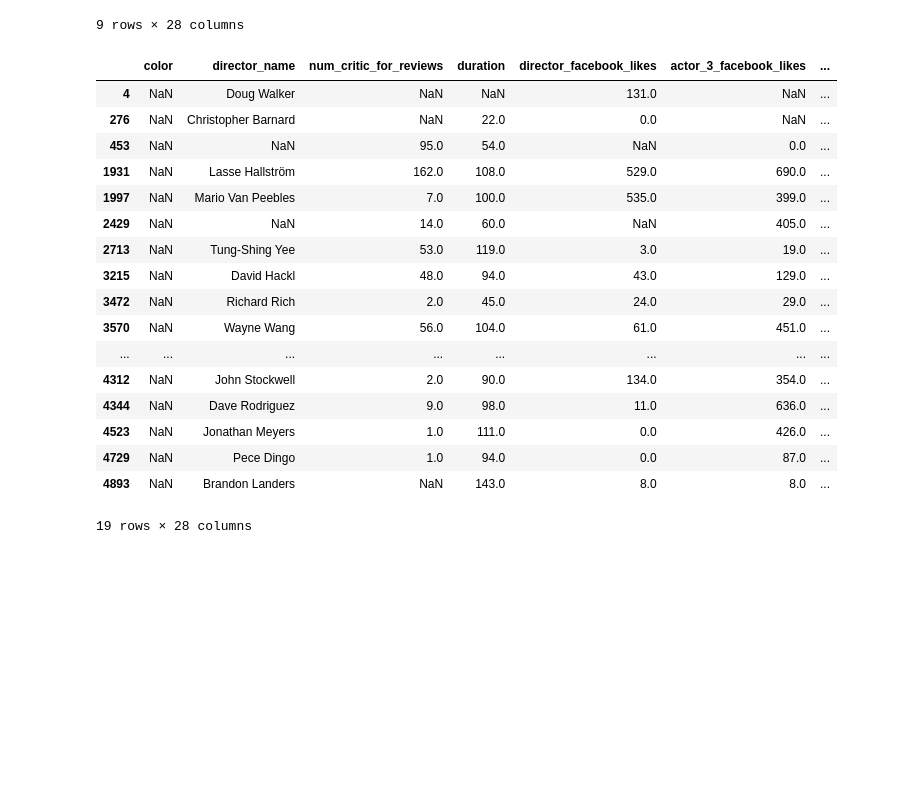
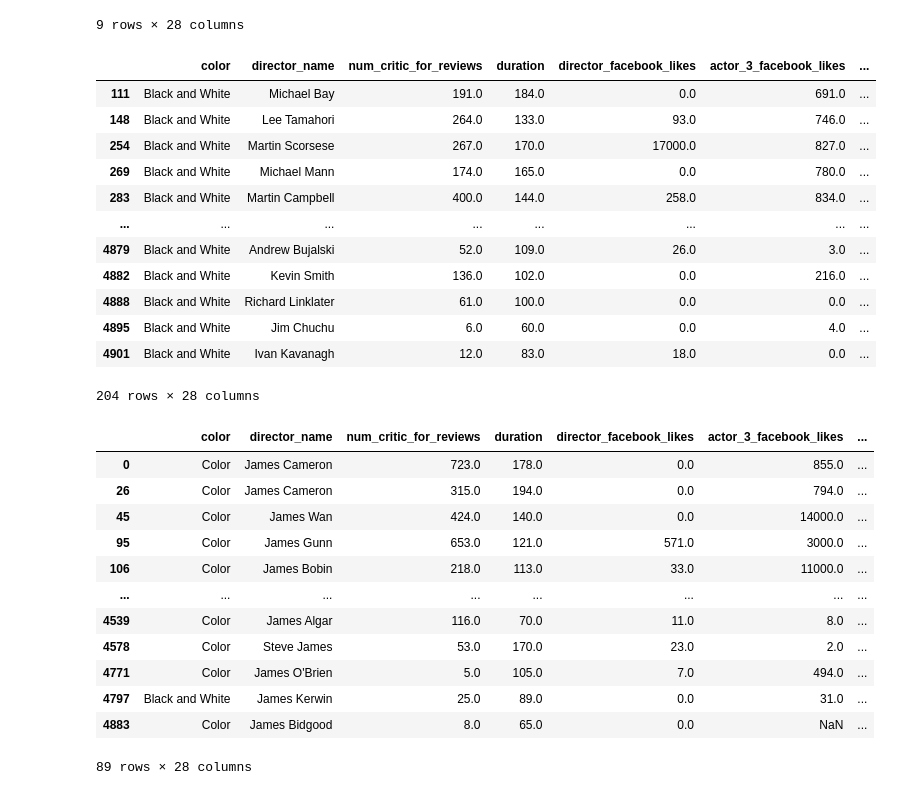
Before and after one commit to Jinxxxok/SKN31, a Jupyter notebook: 04_Pandas를 이용한 정형데이터 분석/02_Pandas_DataFrame.ipynb, the cells around one changed output. Cells and saved outputs as stored; diff of their text form; code cells hidden in the pictures; blank space fills up the shorter version.

```diff
--- a/04_Pandas를 이용한 정형데이터 분석/02_Pandas_DataFrame.ipynb
+++ b/04_Pandas를 이용한 정형데이터 분석/02_Pandas_DataFrame.ipynb
@@ -1875,26 +2147,36 @@ df.query('300 >= duration >= 250')
 9 rows × 28 columns
 # %%
 # 3. 컬러영화가 아닌 영화 조회
-df.query('color != color')
+df.query("color != 'Color'")
+df.query("color.notnull() and color != 'Color'")
 # %% [output]
 |  | color | director_name | num_critic_for_reviews | duration | director_facebook_likes | actor_3_facebook_likes | ... |
-| 4 | NaN | Doug Walker | NaN | NaN | 131.0 | NaN | ... |
-| 276 | NaN | Christopher Barnard | NaN | 22.0 | 0.0 | NaN | ... |
-| 453 | NaN | NaN | 95.0 | 54.0 | NaN | 0.0 | ... |
-| 1931 | NaN | Lasse Hallström | 162.0 | 108.0 | 529.0 | 690.0 | ... |
-| 1997 | NaN | Mario Van Peebles | 7.0 | 100.0 | 535.0 | 399.0 | ... |
-| 2429 | NaN | NaN | 14.0 | 60.0 | NaN | 405.0 | ... |
-| 2713 | NaN | Tung-Shing Yee | 53.0 | 119.0 | 3.0 | 19.0 | ... |
-| 3215 | NaN | David Hackl | 48.0 | 94.0 | 43.0 | 129.0 | ... |
-| 3472 | NaN | Richard Rich | 2.0 | 45.0 | 24.0 | 29.0 | ... |
-| 3570 | NaN | Wayne Wang | 56.0 | 104.0 | 61.0 | 451.0 | ... |
+| 111 | Black and White | Michael Bay | 191.0 | 184.0 | 0.0 | 691.0 | ... |
+| 148 | Black and White | Lee Tamahori | 264.0 | 133.0 | 93.0 | 746.0 | ... |
+| 254 | Black and White | Martin Scorsese | 267.0 | 170.0 | 17000.0 | 827.0 | ... |
+| 269 | Black and White | Michael Mann | 174.0 | 165.0 | 0.0 | 780.0 | ... |
+| 283 | Black and White | Martin Campbell | 400.0 | 144.0 | 258.0 | 834.0 | ... |
 | ... | ... | ... | ... | ... | ... | ... | ... |
-| 4312 | NaN | John Stockwell | 2.0 | 90.0 | 134.0 | 354.0 | ... |
-| 4344 | NaN | Dave Rodriguez | 9.0 | 98.0 | 11.0 | 636.0 | ... |
-| 4523 | NaN | Jonathan Meyers | 1.0 | 111.0 | 0.0 | 426.0 | ... |
-| 4729 | NaN | Pece Dingo | 1.0 | 94.0 | 0.0 | 87.0 | ... |
-| 4893 | NaN | Brandon Landers | NaN | 143.0 | 8.0 | 8.0 | ... |
+| 4879 | Black and White | Andrew Bujalski | 52.0 | 109.0 | 26.0 | 3.0 | ... |
+| 4882 | Black and White | Kevin Smith | 136.0 | 102.0 | 0.0 | 216.0 | ... |
+| 4888 | Black and White | Richard Linklater | 61.0 | 100.0 | 0.0 | 0.0 | ... |
+| 4895 | Black and White | Jim Chuchu | 6.0 | 60.0 | 0.0 | 4.0 | ... |
+| 4901 | Black and White | Ivan Kavanagh | 12.0 | 83.0 | 18.0 | 0.0 | ... |
-19 rows × 28 columns
+204 rows × 28 columns
 # %%
 # 4. 감독 이름에  James가 들어가는 영화조회
-df.query('director_name')
+df.query("director_name.str.contains('James') ")
+# %% [output]
+|  | color | director_name | num_critic_for_reviews | duration | director_facebook_likes | actor_3_facebook_likes | ... |
+| 0 | Color | James Cameron | 723.0 | 178.0 | 0.0 | 855.0 | ... |
+| 26 | Color | James Cameron | 315.0 | 194.0 | 0.0 | 794.0 | ... |
+| 45 | Color | James Wan | 424.0 | 140.0 | 0.0 | 14000.0 | ... |
+| 95 | Color | James Gunn | 653.0 | 121.0 | 571.0 | 3000.0 | ... |
+| 106 | Color | James Bobin | 218.0 | 113.0 | 33.0 | 11000.0 | ... |
+| ... | ... | ... | ... | ... | ... | ... | ... |
+| 4539 | Color | James Algar | 116.0 | 70.0 | 11.0 | 8.0 | ... |
+| 4578 | Color | Steve James | 53.0 | 170.0 | 23.0 | 2.0 | ... |
+| 4771 | Color | James O'Brien | 5.0 | 105.0 | 7.0 | 494.0 | ... |
+| 4797 | Black and White | James Kerwin | 25.0 | 89.0 | 0.0 | 31.0 | ... |
+| 4883 | Color | James Bidgood | 8.0 | 65.0 | 0.0 | NaN | ... |
+89 rows × 28 columns
```
Also changed, not shown: parts of 24 cells of this notebook, 26 other files.
